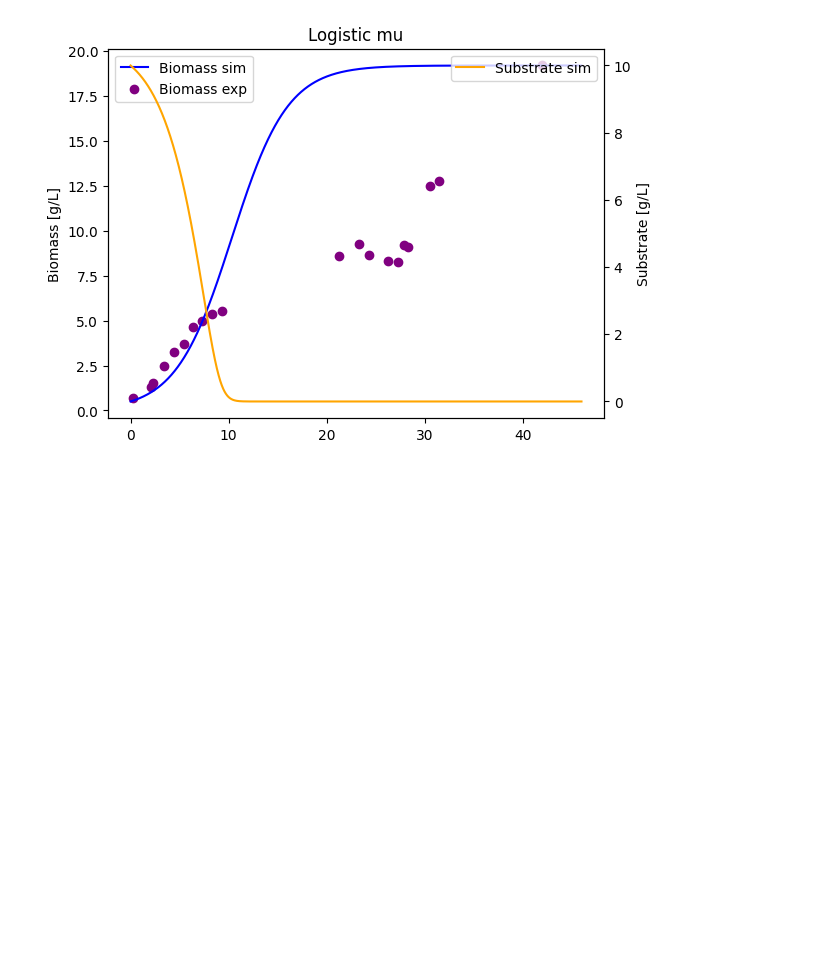
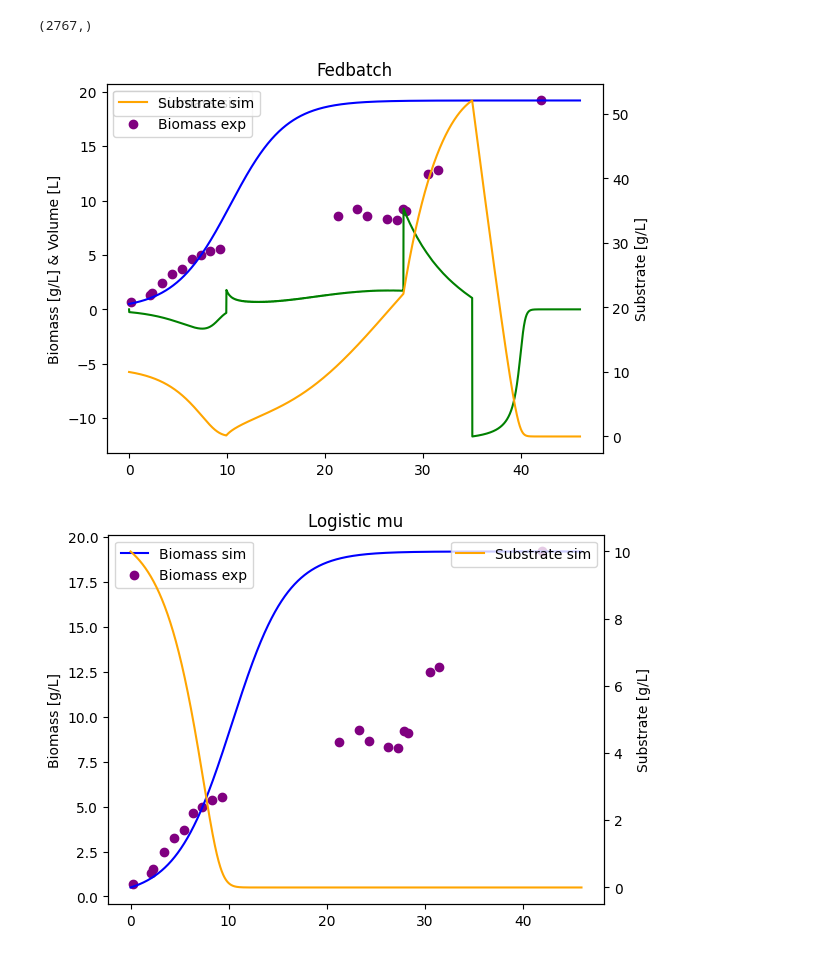
Before and after one commit to boripf/hybrid-model-corynebacterium, a Jupyter notebook: sim_model.ipynb, the cells around one changed output. Drawn from its saved outputs; the diff is of its cells as text; code cells hidden in the pictures; blank space fills up the shorter version.

Commit message:
first fed batch model

```diff
--- a/sim_model.ipynb
+++ b/sim_model.ipynb
@@ -13,6 +13,12 @@ with open('parameters.yml', 'r') as file:
 t0 = 0
 t_end = 46
 dt = 1/60
+# %%
+time, biomass, substrate, dS_dt, Volume = model_basic_fedbatch(param, t0, t_end, dt)
+plot_simulation(time, biomass, substrate, dS_dt, 'Fedbatch')
+# %% [output]
+(2767,)
+[figure, added]
 # %%
 time, biomass, substrate = model_basic_logistic_mu(param, t0, t_end, dt)
 plot_simulation(time, biomass, substrate, 'Logistic mu')
```
Also changed, not shown: parts of 1 cell of this notebook, 7 other files.
